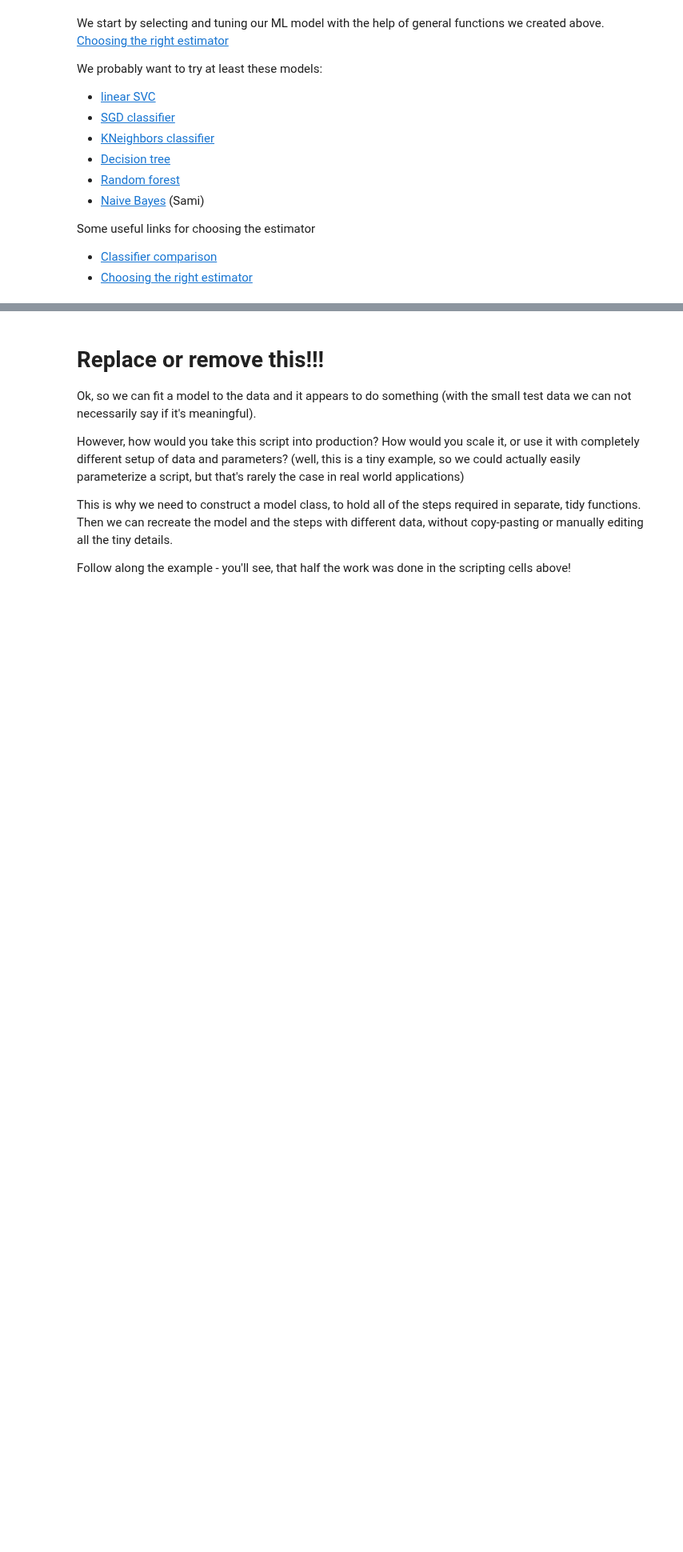
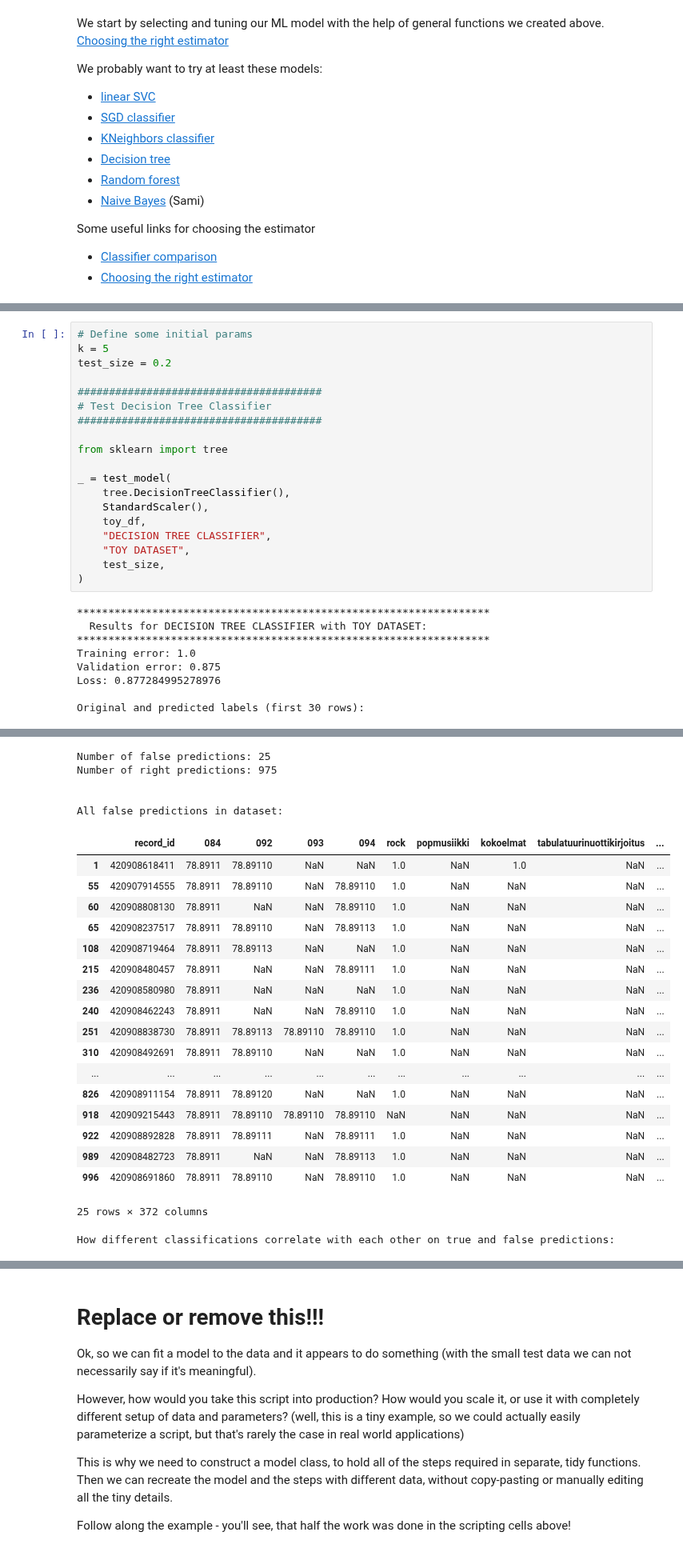
Before and after one commit to City-of-Helsinki/ml_hki_library_classifier, a Jupyter notebook: 01_model.ipynb, the cells around one changed output, grey strips where cells are left out. Shown at 80% size. Drawn from its saved outputs; the diff is of its cells as text; blank space fills up the shorter version.

Commit message:
Decision tree and SVC classifier added

```diff
--- a/01_model.ipynb
+++ b/01_model.ipynb
@@ -611,0 +657,28 @@ How different classifications correlate with each other on true and false predic
+# %%
+# Define some initial params
+k = 5
+test_size = 0.2
+
+#######################################
+# Test Decision Tree Classifier
+#######################################
+
+from sklearn import tree
+
+_ = test_model(
+    tree.DecisionTreeClassifier(),
+    StandardScaler(),
+    toy_df,
+    "DECISION TREE CLASSIFIER",
+    "TOY DATASET",
+    test_size,
+)
+# %% [output]
+******************************************************************
+  Results for DECISION TREE CLASSIFIER with TOY DATASET:
+******************************************************************
+Training error: 1.0
+Validation error: 0.875
+Loss: 0.877284995278976
+
+Original and predicted labels (first 30 rows):
@@ -611,0 +702,24 @@ How different classifications correlate with each other on true and false predic
+Number of false predictions: 25
+Number of right predictions: 975
+
+
+All false predictions in dataset:
+|  | record_id | 084 | 092 | 093 | 094 | rock | popmusiikki | kokoelmat | tabulatuurinuottikirjoitus | ... |
+| 1 | 420908618411 | 78.8911 | 78.89110 | NaN | NaN | 1.0 | NaN | 1.0 | NaN | ... |
+| 55 | 420907914555 | 78.8911 | 78.89110 | NaN | 78.89110 | 1.0 | NaN | NaN | NaN | ... |
+| 60 | 420908808130 | 78.8911 | NaN | NaN | 78.89110 | 1.0 | NaN | NaN | NaN | ... |
+| 65 | 420908237517 | 78.8911 | 78.89110 | NaN | 78.89113 | 1.0 | NaN | NaN | NaN | ... |
+| 108 | 420908719464 | 78.8911 | 78.89113 | NaN | NaN | 1.0 | NaN | NaN | NaN | ... |
+| 215 | 420908480457 | 78.8911 | NaN | NaN | 78.89111 | 1.0 | NaN | NaN | NaN | ... |
+| 236 | 420908580980 | 78.8911 | NaN | NaN | NaN | 1.0 | NaN | NaN | NaN | ... |
+| 240 | 420908462243 | 78.8911 | NaN | NaN | 78.89110 | 1.0 | NaN | NaN | NaN | ... |
+| 251 | 420908838730 | 78.8911 | 78.89113 | 78.89110 | 78.89110 | 1.0 | NaN | NaN | NaN | ... |
+| 310 | 420908492691 | 78.8911 | 78.89110 | NaN | NaN | 1.0 | NaN | NaN | NaN | ... |
+| ... | ... | ... | ... | ... | ... | ... | ... | ... | ... | ... |
+| 826 | 420908911154 | 78.8911 | 78.89120 | NaN | NaN | 1.0 | NaN | NaN | NaN | ... |
+| 918 | 420909215443 | 78.8911 | 78.89110 | 78.89110 | 78.89110 | NaN | NaN | NaN | NaN | ... |
+| 922 | 420908892828 | 78.8911 | 78.89111 | NaN | 78.89111 | 1.0 | NaN | NaN | NaN | ... |
+| 989 | 420908482723 | 78.8911 | NaN | NaN | 78.89113 | 1.0 | NaN | NaN | NaN | ... |
+| 996 | 420908691860 | 78.8911 | 78.89110 | NaN | 78.89110 | 1.0 | NaN | NaN | NaN | ... |
+25 rows × 372 columns
+How different classifications correlate with each other on true and false predictions:
```
Also changed, not shown: parts of 9 cells of this notebook.
